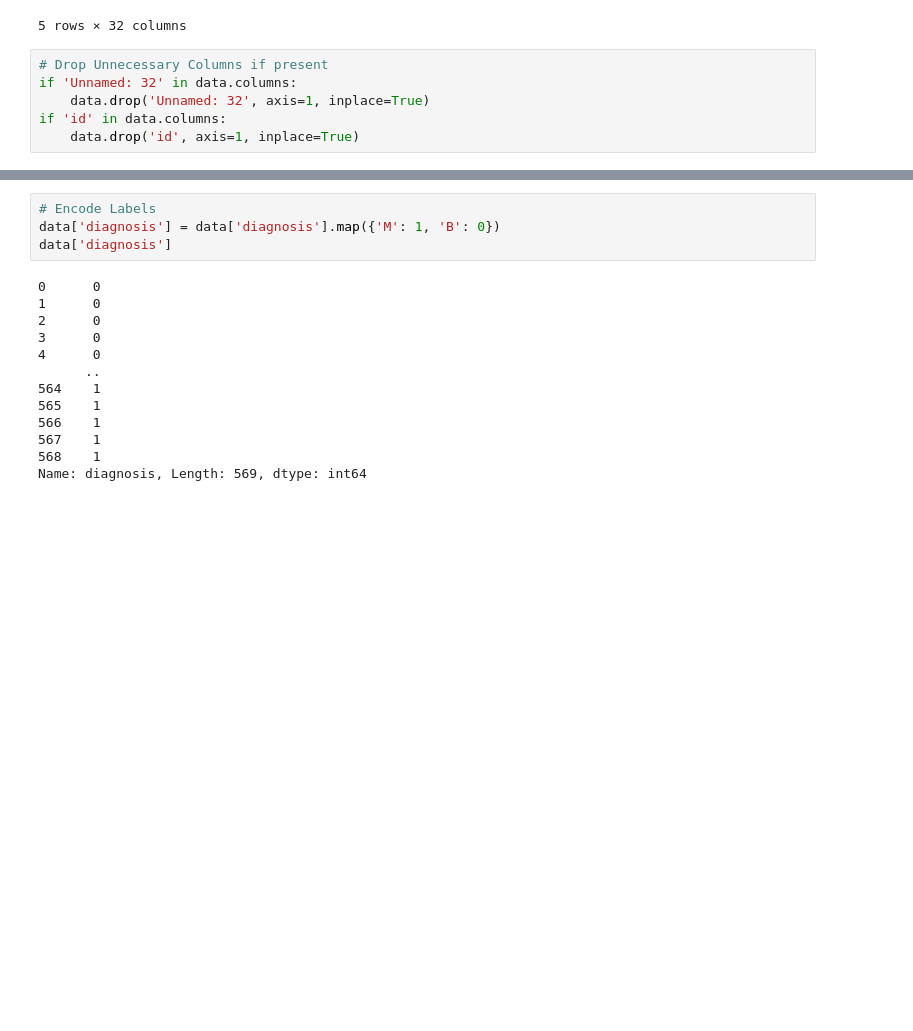
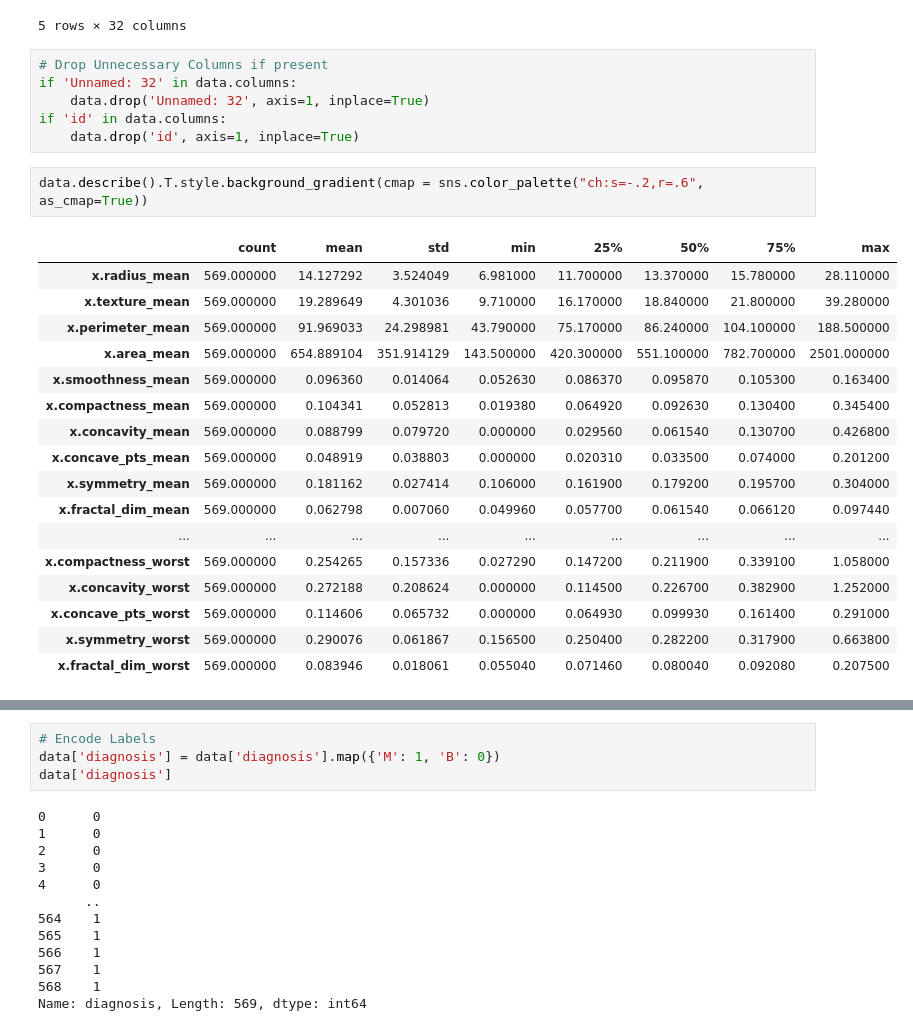
Before and after one commit to udityamerit/Complete-Deep-Learning-for-Beginner, a Jupyter notebook: Projects/ANN Model for breast cancer/model.ipynb, the cells around one changed output, grey strips where cells are left out. Saved outputs shown, nothing was run; the diff lists cells and outputs as text; blank space fills up the shorter version.

```diff
--- a/Projects/ANN Model for breast cancer/model.ipynb
+++ b/Projects/ANN Model for breast cancer/model.ipynb
@@ -27,3 +28,23 @@ if 'Unnamed: 32' in data.columns:
     data.drop('Unnamed: 32', axis=1, inplace=True)
 if 'id' in data.columns:
     data.drop('id', axis=1, inplace=True)
+# %%
+data.describe().T.style.background_gradient(cmap = sns.color_palette("ch:s=-.2,r=.6", as_cmap=True))
+# %% [output]
+|  | count | mean | std | min | 25% | 50% | 75% | max |
+| x.radius_mean | 569.000000 | 14.127292 | 3.524049 | 6.981000 | 11.700000 | 13.370000 | 15.780000 | 28.110000 |
+| x.texture_mean | 569.000000 | 19.289649 | 4.301036 | 9.710000 | 16.170000 | 18.840000 | 21.800000 | 39.280000 |
+| x.perimeter_mean | 569.000000 | 91.969033 | 24.298981 | 43.790000 | 75.170000 | 86.240000 | 104.100000 | 188.500000 |
+| x.area_mean | 569.000000 | 654.889104 | 351.914129 | 143.500000 | 420.300000 | 551.100000 | 782.700000 | 2501.000000 |
+| x.smoothness_mean | 569.000000 | 0.096360 | 0.014064 | 0.052630 | 0.086370 | 0.095870 | 0.105300 | 0.163400 |
+| x.compactness_mean | 569.000000 | 0.104341 | 0.052813 | 0.019380 | 0.064920 | 0.092630 | 0.130400 | 0.345400 |
+| x.concavity_mean | 569.000000 | 0.088799 | 0.079720 | 0.000000 | 0.029560 | 0.061540 | 0.130700 | 0.426800 |
+| x.concave_pts_mean | 569.000000 | 0.048919 | 0.038803 | 0.000000 | 0.020310 | 0.033500 | 0.074000 | 0.201200 |
+| x.symmetry_mean | 569.000000 | 0.181162 | 0.027414 | 0.106000 | 0.161900 | 0.179200 | 0.195700 | 0.304000 |
+| x.fractal_dim_mean | 569.000000 | 0.062798 | 0.007060 | 0.049960 | 0.057700 | 0.061540 | 0.066120 | 0.097440 |
+| ... | ... | ... | ... | ... | ... | ... | ... | ... |
+| x.compactness_worst | 569.000000 | 0.254265 | 0.157336 | 0.027290 | 0.147200 | 0.211900 | 0.339100 | 1.058000 |
+| x.concavity_worst | 569.000000 | 0.272188 | 0.208624 | 0.000000 | 0.114500 | 0.226700 | 0.382900 | 1.252000 |
+| x.concave_pts_worst | 569.000000 | 0.114606 | 0.065732 | 0.000000 | 0.064930 | 0.099930 | 0.161400 | 0.291000 |
+| x.symmetry_worst | 569.000000 | 0.290076 | 0.061867 | 0.156500 | 0.250400 | 0.282200 | 0.317900 | 0.663800 |
+| x.fractal_dim_worst | 569.000000 | 0.083946 | 0.018061 | 0.055040 | 0.071460 | 0.080040 | 0.092080 | 0.207500 |
```
Also changed, not shown: parts of 2 cells of this notebook, 1 other file.
